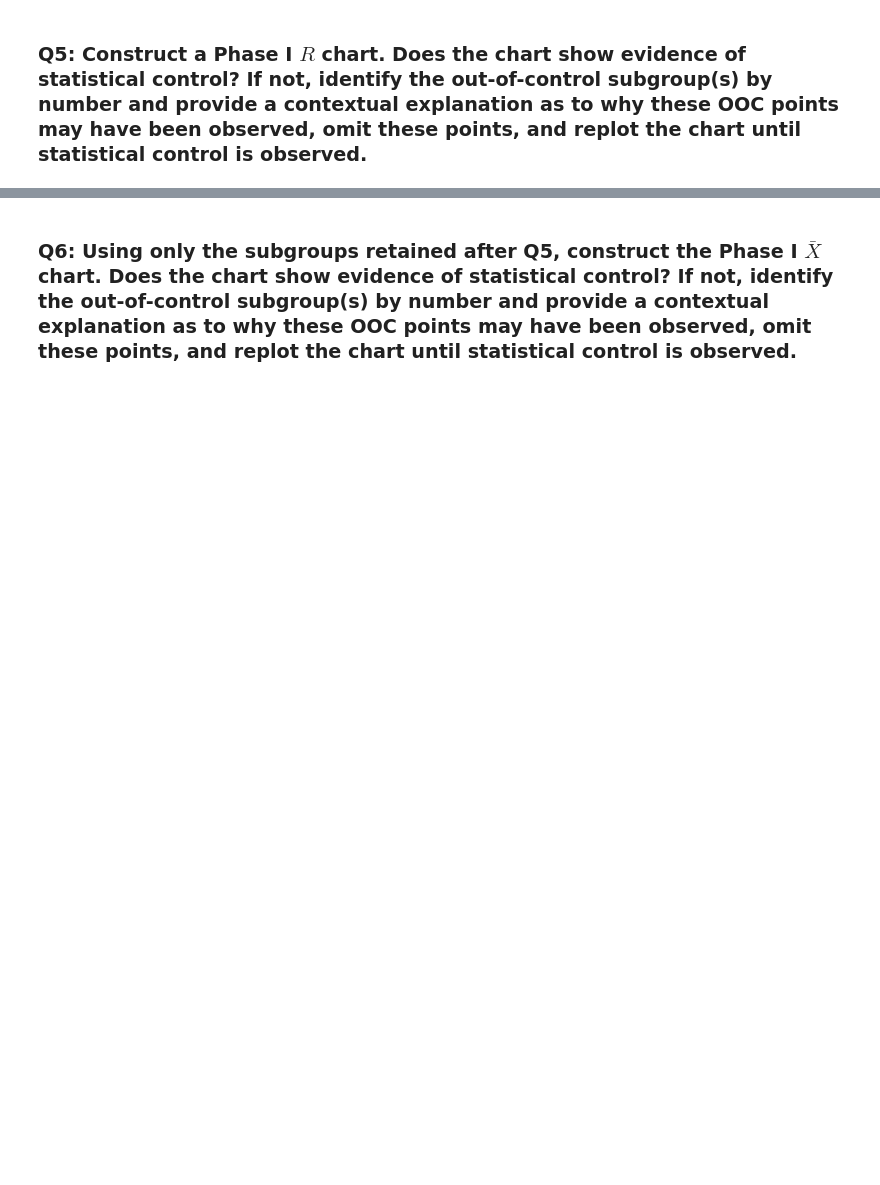
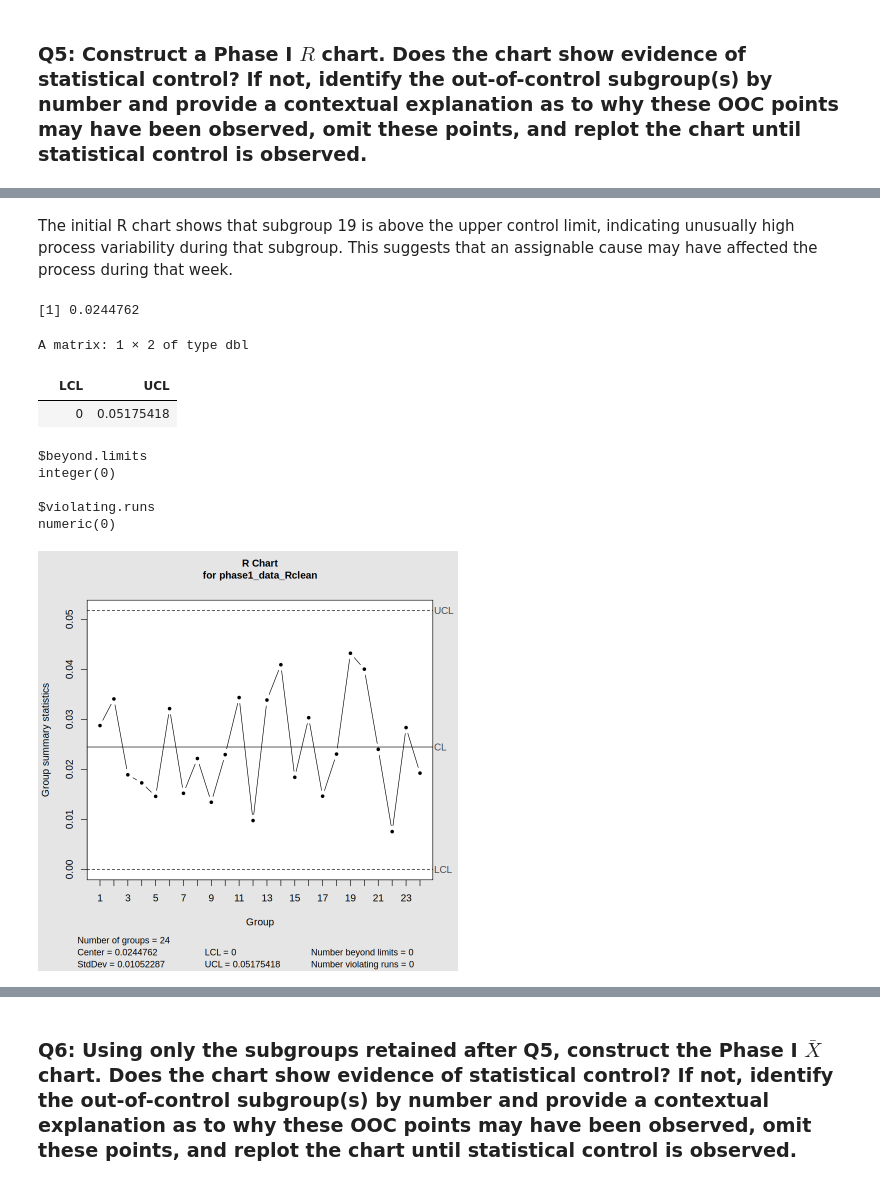
Before and after one commit to naomketer/STAT-7110-Quality-Control, a Jupyter notebook: Assignments/HW1/STAT-7110-HW1.ipynb, the cells around one changed output, grey strips where cells are left out. Cells and saved outputs as stored; diff of their text form; code cells hidden in the pictures; blank space fills up the shorter version.

```diff
--- a/Assignments/HW1/STAT-7110-HW1.ipynb
+++ b/Assignments/HW1/STAT-7110-HW1.ipynb
@@ -46,0 +184,30 @@ Your team pulls a baseline (Phase I) sample of production data from Line 3: 5 sp
+# %% [markdown]
+The initial R chart shows that subgroup 19 is above the upper control limit, indicating unusually high process variability during that subgroup. This suggests that an assignable cause may have affected the process during that week.
+# %%
+## Remove the OOC subgroup and replot the R chart ##
+
+phase1_data_Rclean <- phase1_df |>
+  filter(Subgroup != 19) |>
+  select(-Subgroup)
+
+phase1_Rchart_clean <- qcc(
+  phase1_data_Rclean,
+  type = "R",
+  plot = TRUE
+)
+
+## Report revised chart parameters and violations ##
+phase1_Rchart_clean$center
+phase1_Rchart_clean$limits
+phase1_Rchart_clean$violations
+# %% [output]
+[1] 0.0244762
+A matrix: 1 × 2 of type dbl
+|  | LCL | UCL |
+|  | 0 | 0.05175418 |
+$beyond.limits
+integer(0)
+
+$violating.runs
+numeric(0)
+[figure, added]
```
Also changed, not shown: parts of 41 cells of this notebook.
